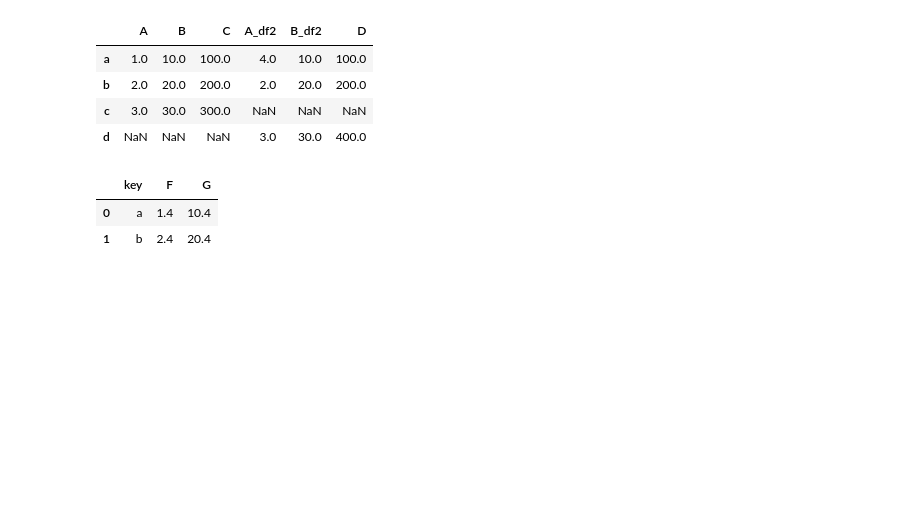
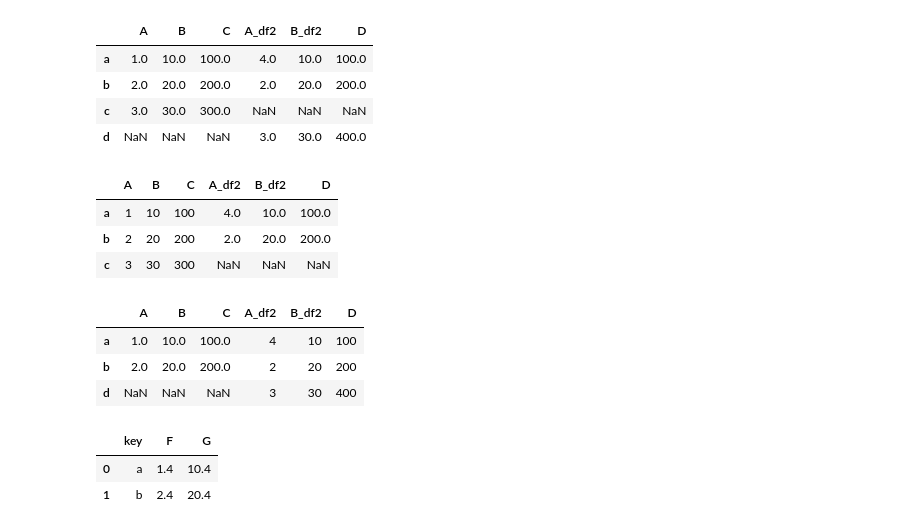
Before and after one commit to mori-akira/python-certified-data-practical-practice, a Jupyter notebook: 第3章 表形式データの加工/3-1 データの連結／結合.ipynb, the cells around one changed output. Drawn from its saved outputs; the diff is of its cells as text; code cells hidden in the pictures; blank space fills up the shorter version.

```diff
--- a/第3章 表形式データの加工/3-1 データの連結／結合.ipynb
+++ b/第3章 表形式データの加工/3-1 データの連結／結合.ipynb
@@ -205,6 +205,28 @@ df1.join(
 | b | 2.0 | 20.0 | 200.0 | 2.0 | 20.0 | 200.0 |
 | c | 3.0 | 30.0 | 300.0 | NaN | NaN | NaN |
 | d | NaN | NaN | NaN | 3.0 | 30.0 | 400.0 |
+# %%
+df1.join(
+    df2,
+    how="left",
+    rsuffix="_df2",
+)
+# %% [output]
+|  | A | B | C | A_df2 | B_df2 | D |
+| a | 1 | 10 | 100 | 4.0 | 10.0 | 100.0 |
+| b | 2 | 20 | 200 | 2.0 | 20.0 | 200.0 |
+| c | 3 | 30 | 300 | NaN | NaN | NaN |
+# %%
+df1.join(
+    df2,
+    how="right",
+    rsuffix="_df2",
+)
+# %% [output]
+|  | A | B | C | A_df2 | B_df2 | D |
+| a | 1.0 | 10.0 | 100.0 | 4 | 10 | 100 |
+| b | 2.0 | 20.0 | 200.0 | 2 | 20 | 200 |
+| d | NaN | NaN | NaN | 3 | 30 | 400 |
 # %%
 df4 = pd.DataFrame(
     [
```
Also changed, not shown: 1 other file.
